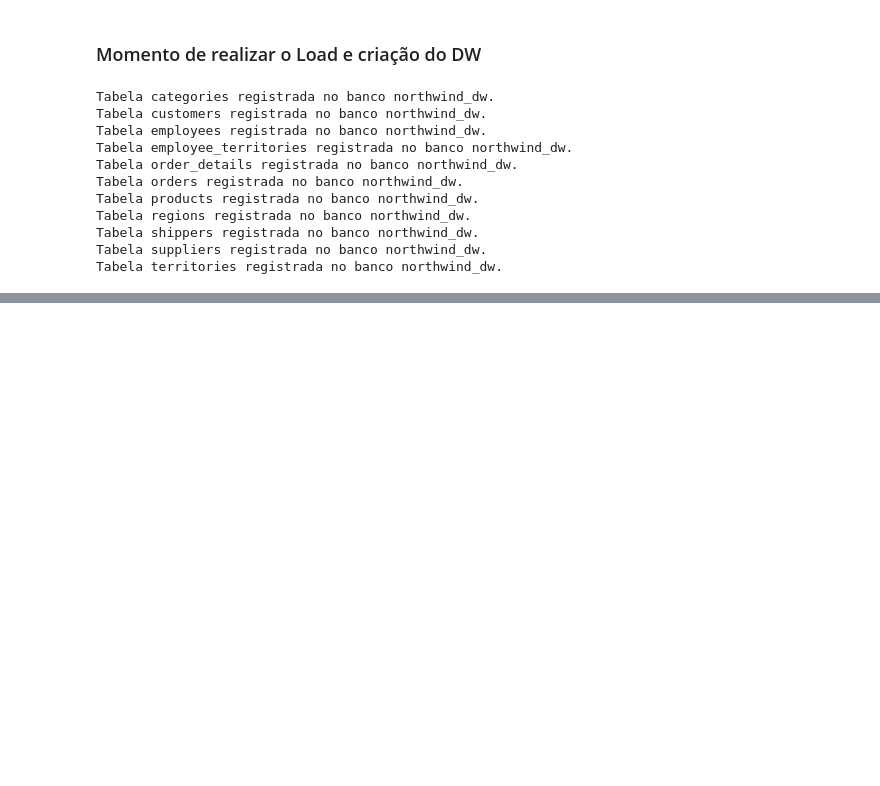
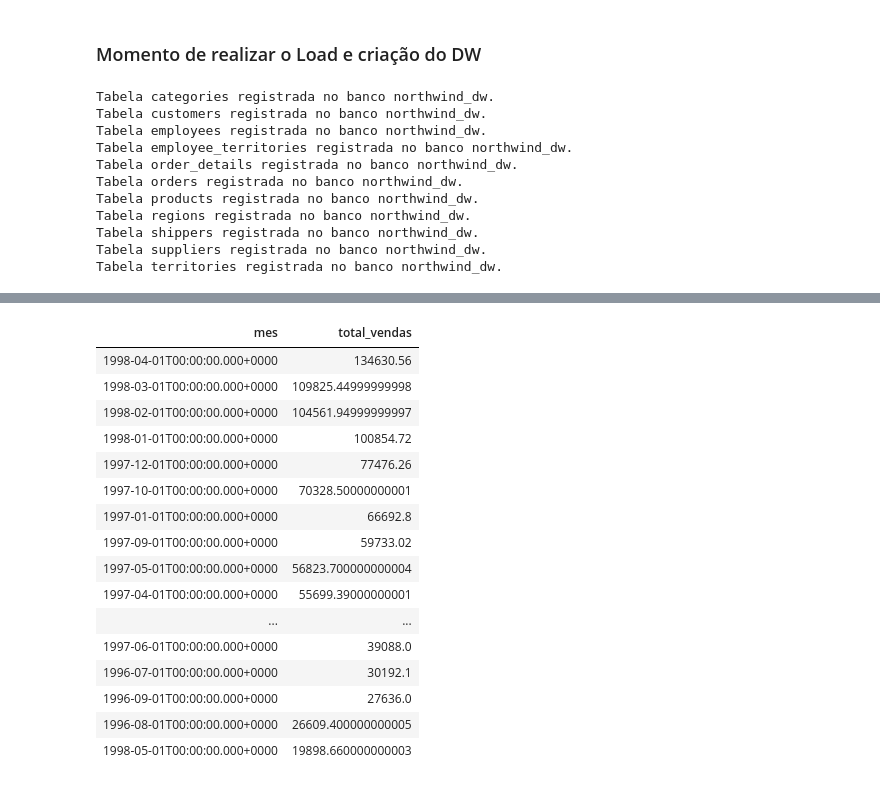
Before and after one commit to Igoriane/MVP_EngenhariaDadosPUCRJ, a Jupyter notebook: MVP.ipynb, the cells around one changed output, grey strips where cells are left out. Cells and saved outputs as stored; diff of their text form; code cells hidden in the pictures; blank space fills up the shorter version.

```diff
--- a/MVP.ipynb
+++ b/MVP.ipynb
@@ -1001,0 +969,28 @@ Tabela territories registrada no banco northwind_dw.
+# %%
+%sql
+SELECT
+    date_trunc('month', order_date) AS mes,
+    SUM(od.quantity * od.unit_price) AS total_vendas
+FROM northwind_dw.orders o
+JOIN northwind_dw.order_details od
+  ON o.order_id = od.order_id
+GROUP BY date_trunc('month', order_date)
+ORDER BY total_vendas DESC;
+# %% [output]
+| mes | total_vendas |
+| 1998-04-01T00:00:00.000+0000 | 134630.56 |
+| 1998-03-01T00:00:00.000+0000 | 109825.44999999998 |
+| 1998-02-01T00:00:00.000+0000 | 104561.94999999997 |
+| 1998-01-01T00:00:00.000+0000 | 100854.72 |
+| 1997-12-01T00:00:00.000+0000 | 77476.26 |
+| 1997-10-01T00:00:00.000+0000 | 70328.50000000001 |
+| 1997-01-01T00:00:00.000+0000 | 66692.8 |
+| 1997-09-01T00:00:00.000+0000 | 59733.02 |
+| 1997-05-01T00:00:00.000+0000 | 56823.700000000004 |
+| 1997-04-01T00:00:00.000+0000 | 55699.39000000001 |
+| ... | ... |
+| 1997-06-01T00:00:00.000+0000 | 39088.0 |
+| 1996-07-01T00:00:00.000+0000 | 30192.1 |
+| 1996-09-01T00:00:00.000+0000 | 27636.0 |
+| 1996-08-01T00:00:00.000+0000 | 26609.400000000005 |
+| 1998-05-01T00:00:00.000+0000 | 19898.660000000003 |
```
Also changed, not shown: parts of 10 cells of this notebook.
